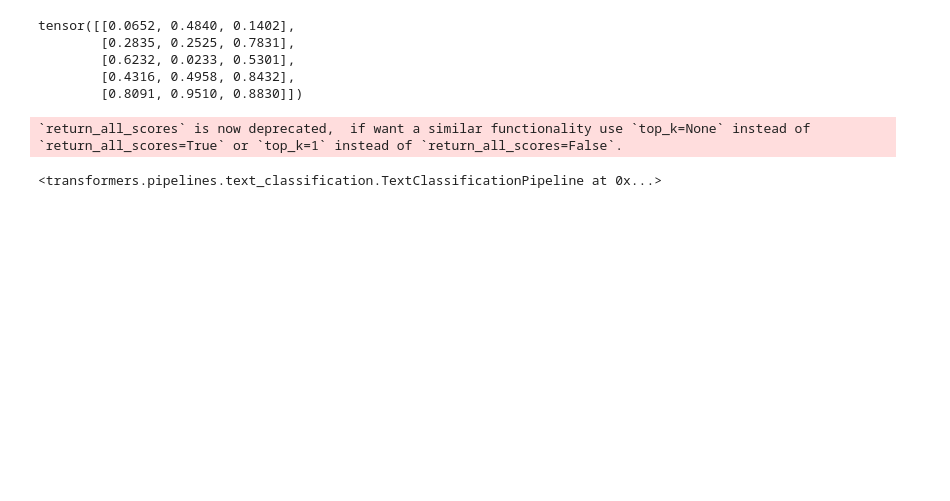
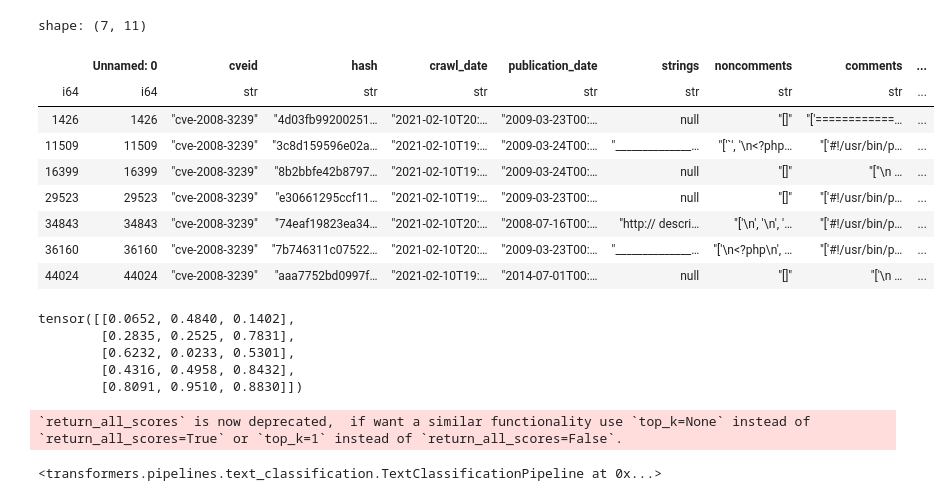
Before and after one commit to jacobdineen/x-ai-ploit, a Jupyter notebook: src/backend/test.ipynb, the cells around one changed output. Cells and saved outputs as stored; diff of their text form; code cells hidden in the pictures; blank space fills up the shorter version.

```diff
--- a/src/backend/test.ipynb
+++ b/src/backend/test.ipynb
@@ -17,3 +45,19 @@ import logging
+# %%
+import polars as pl
+
+df = pl.read_csv("/home/jdineen/Documents/xaiploit/data/scored_data.csv")
+df.filter(df["cveid"] == "cve-2008-3239")
+# %% [output]
+shape: (7, 11)
+|  | Unnamed: 0 | cveid | hash | crawl_date | publication_date | strings | noncomments | comments | ... |
+| i64 | i64 | str | str | str | str | str | str | str | ... |
+| 1426 | 1426 | "cve-2008-3239" | "4d03fb99200251… | "2021-02-10T20:… | "2009-03-23T00:… | null | "[]" | "['============… | ... |
+| 11509 | 11509 | "cve-2008-3239" | "3c8d159596e02a… | "2021-02-10T19:… | "2009-03-24T00:… | "______________… | "['`', '\n<?php… | "['#!/usr/bin/p… | ... |
+| 16399 | 16399 | "cve-2008-3239" | "8b2bbfe42b8797… | "2021-02-10T19:… | "2009-03-24T00:… | null | "[]" | "["\n … | ... |
+| 29523 | 29523 | "cve-2008-3239" | "e30661295ccf11… | "2021-02-10T19:… | "2009-03-23T00:… | null | "[]" | "['#!/usr/bin/p… | ... |
+| 34843 | 34843 | "cve-2008-3239" | "74eaf19823ea34… | "2021-02-10T20:… | "2008-07-16T00:… | "http:// descri… | "['\n', '\n', '… | "['#!/usr/bin/p… | ... |
+| 36160 | 36160 | "cve-2008-3239" | "7b746311c07522… | "2021-02-10T20:… | "2009-03-23T00:… | "______________… | "['\n<?php\n', … | "['#!/usr/bin/p… | ... |
+| 44024 | 44024 | "cve-2008-3239" | "aaa7752bd0997f… | "2021-02-10T19:… | "2014-07-01T00:… | null | "[]" | "['\n … | ... |
 # %%
 import torch
 x = torch.rand(5, 3)
```
Also changed, not shown: parts of 2 cells of this notebook, 12 other files.
